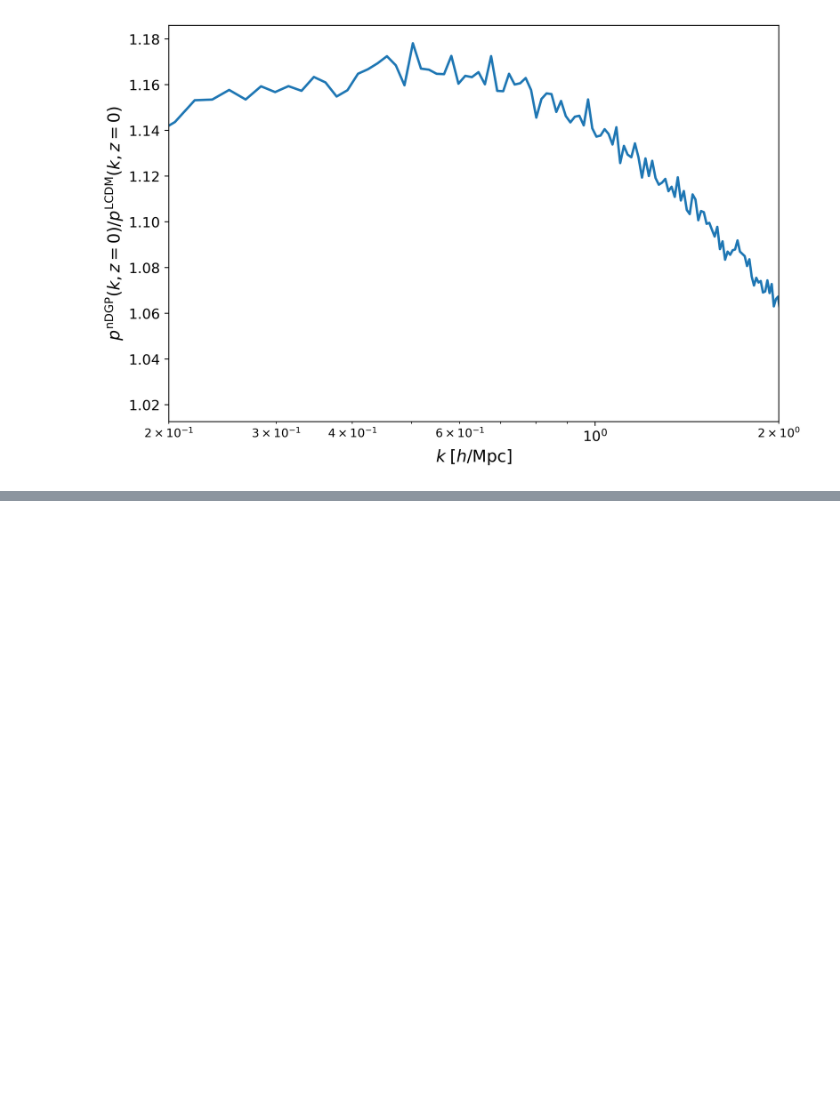
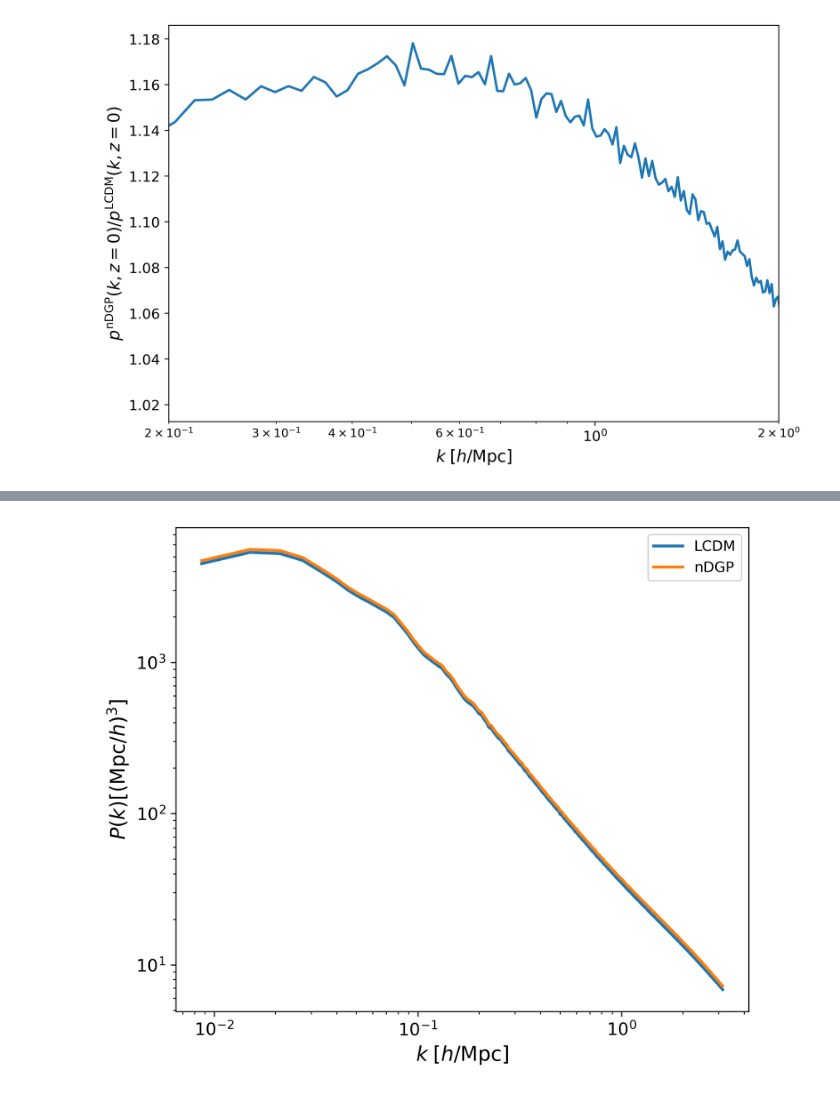
Before and after one commit to BielThi/Hi-COLA, a Jupyter notebook: Notebooks/power_spectrum.ipynb, the cells around one changed output, grey strips where cells are left out. Cells and saved outputs as stored; diff of their text form; code cells hidden in the pictures; blank space fills up the shorter version.

```diff
--- a/Notebooks/power_spectrum.ipynb
+++ b/Notebooks/power_spectrum.ipynb
@@ -110,0 +116,8 @@ files_LCDM = [path_LCDM + name_LCDM for name_LCDM in names_LCDM]
+# %%
+k_LCDM, Pk_LCDM = load_power_spectrum('/home/biel/Hi-COLA/Comparison/Box1/Bart_LCDM_snap_0.txt')
+k_nDGP, Pk_nDGP = load_power_spectrum('/home/biel/Hi-COLA/Comparison/Box1/Bart_nDGP_snap_0.txt')
+# %%
+labels = ['LCDM','nDGP']
+compare_power_spectrum([k_LCDM,k_nDGP], [Pk_LCDM,Pk_nDGP], labels)
+# %% [output]
+[figure, added]
```
Also changed, not shown: parts of 22 cells of this notebook, 29 other files.
